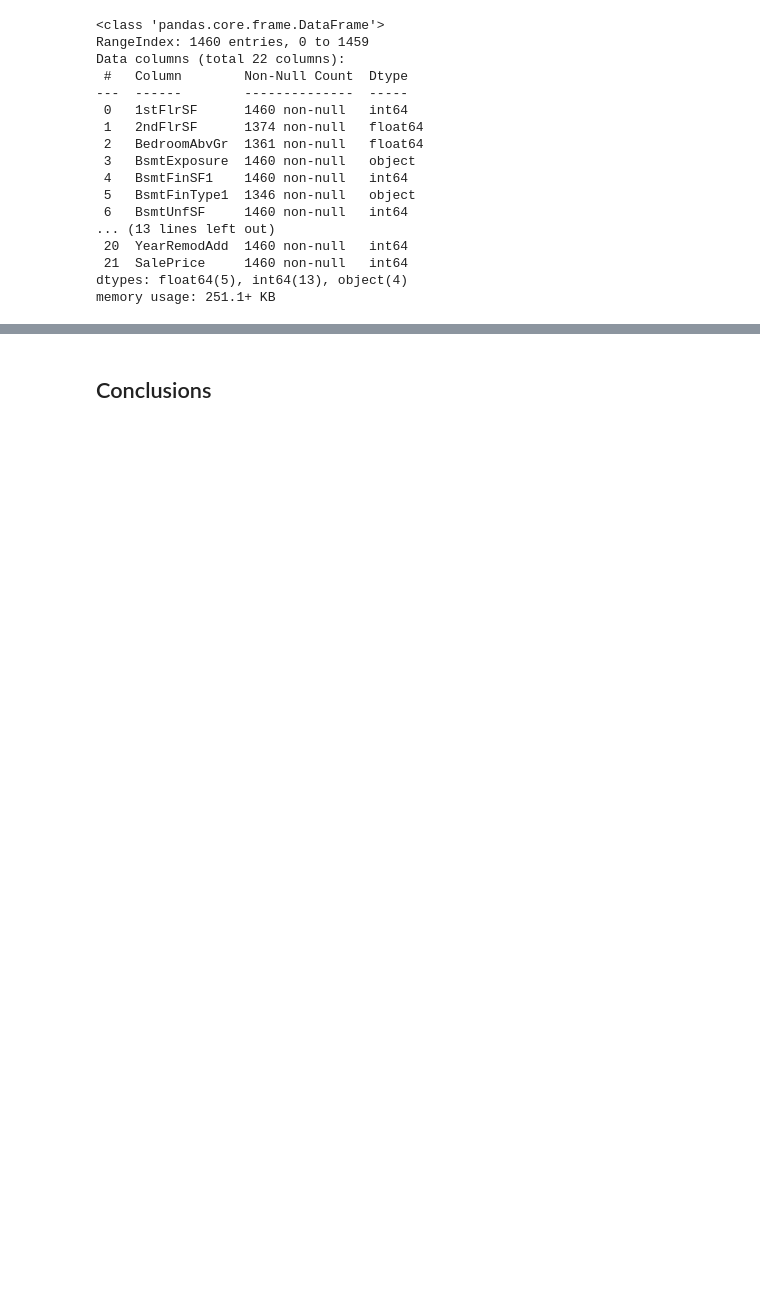
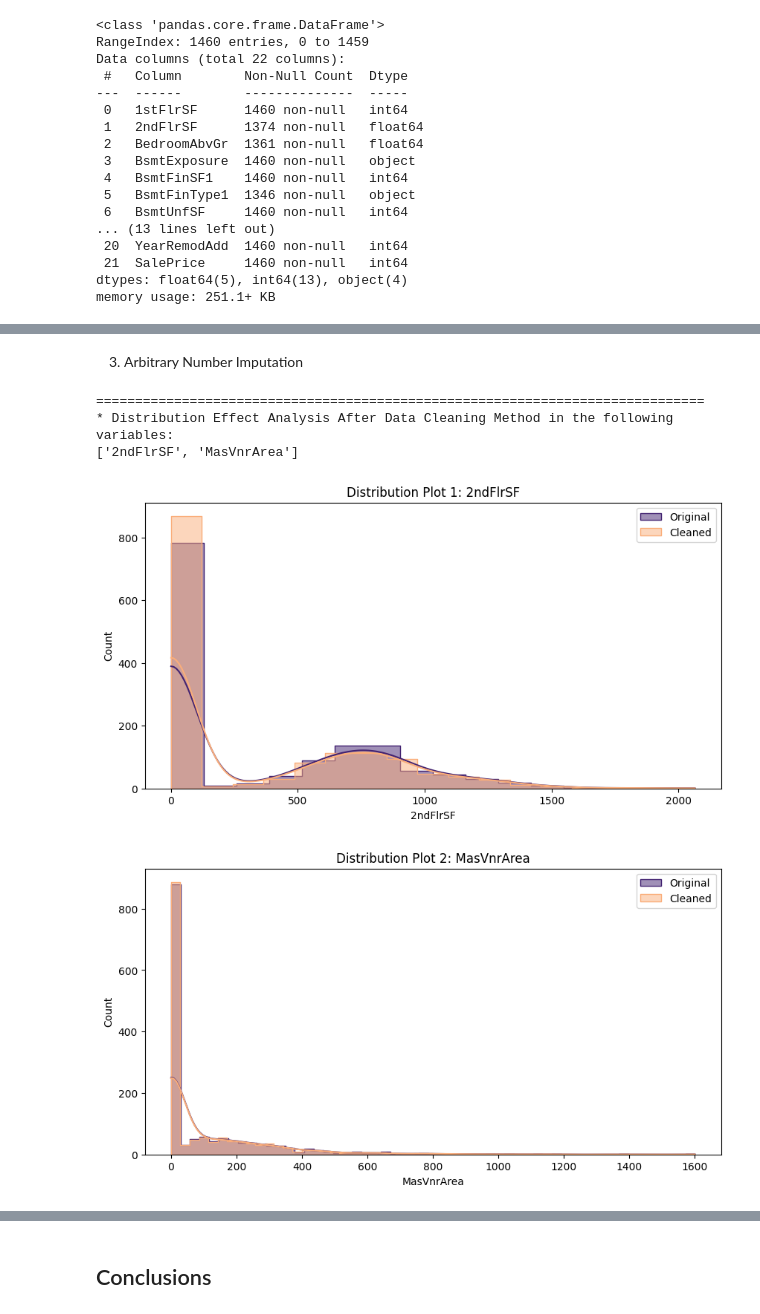
Before and after one commit to bolliebrain/ames-heritage-housing, a Jupyter notebook: jupyter_notebooks/02-DataCleaning.ipynb, the cells around one changed output, grey strips where cells are left out. Drawn from its saved outputs; the diff is of its cells as text; code cells hidden in the pictures; blank space fills up the shorter version.

```diff
--- a/jupyter_notebooks/02-DataCleaning.ipynb
+++ b/jupyter_notebooks/02-DataCleaning.ipynb
@@ -360 +408,21 @@ df_house_prices_method = imputer.fit_transform(df_house_prices)
+# %% [markdown]
+3. Arbitrary Number Imputation
+# %%
+from feature_engine.imputation import ArbitraryNumberImputer
+
+features_to_impute = ['2ndFlrSF', 'MasVnrArea']
+features_to_impute
+
+imputer = ArbitraryNumberImputer(arbitrary_number=0, variables=features_to_impute)
+df_house_prices_method = imputer.fit_transform(df_house_prices_transformed)
+
+DataCleaningEffect(df_house_prices_original=df_house_prices,
+                    df_house_prices_cleaned=df_house_prices_method,
+                    variables_applied_with_method=features_to_impute)
+# %% [output]
+==============================================================================
+* Distribution Effect Analysis After Data Cleaning Method in the following variables:
+['2ndFlrSF', 'MasVnrArea']
+[figure, added]
+[figure, added]
 # %% [markdown]
```
Also changed, not shown: parts of 8 cells of this notebook.
